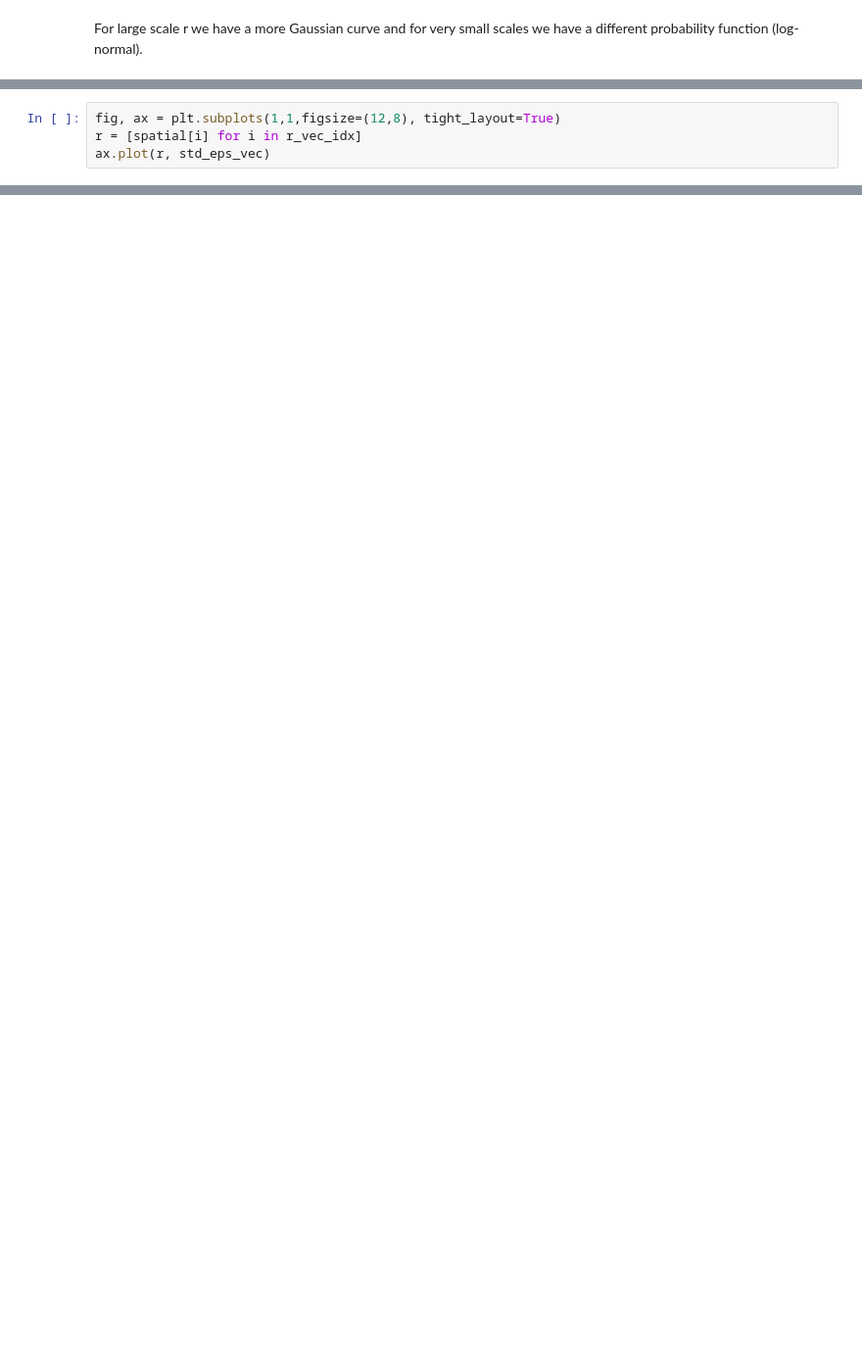
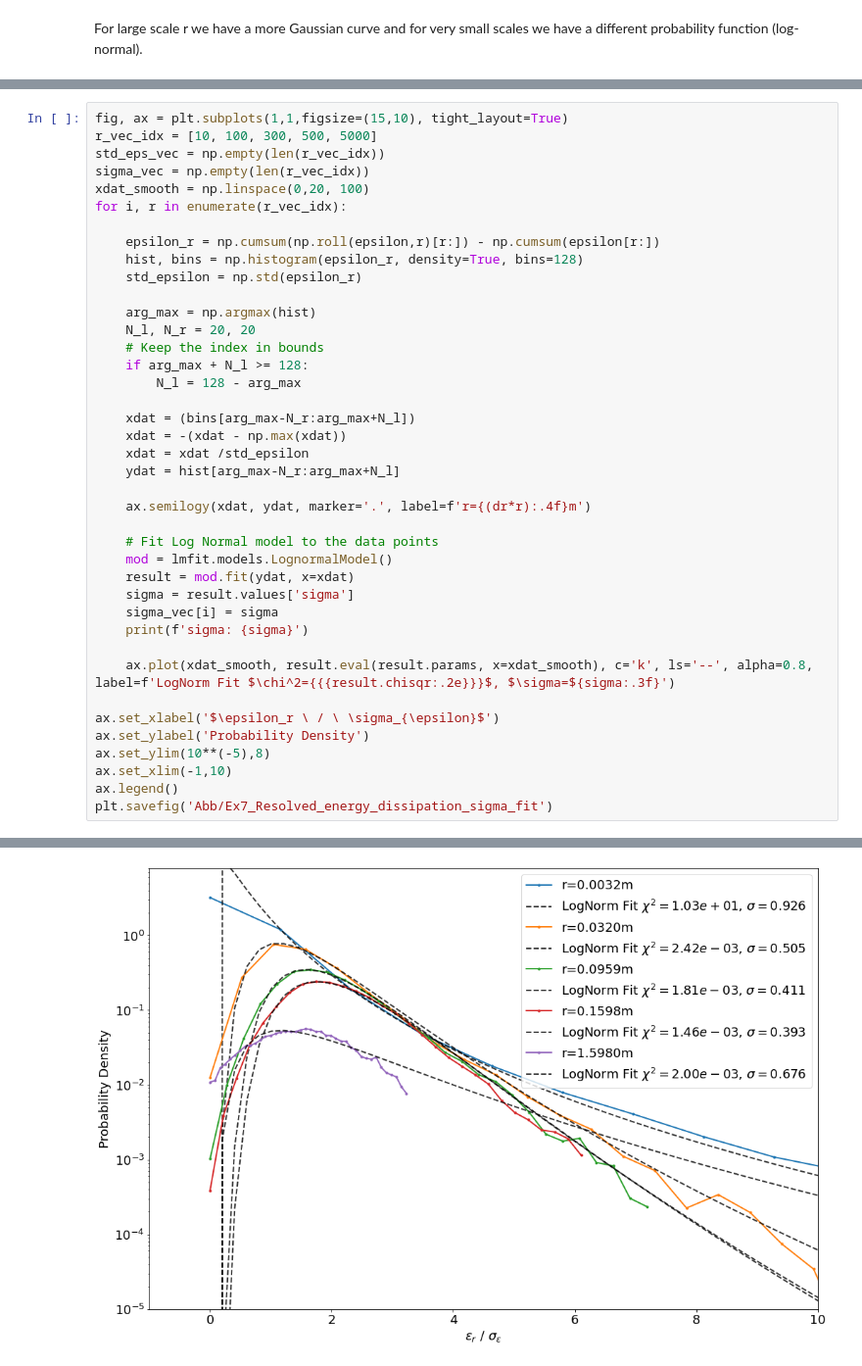
Before and after one commit to T1mors/Fluiddynamik, a Jupyter notebook: Turbulence Analysis.ipynb, the cells around one changed output, grey strips where cells are left out. Shown at 98% size. Drawn from its saved outputs; the diff is of its cells as text; blank space fills up the shorter version.

```diff
--- a/Turbulence Analysis.ipynb
+++ b/Turbulence Analysis.ipynb
@@ -650,5 +619 @@ ax.legend()
 [figure]
-# %%
-fig, ax = plt.subplots(1,1,figsize=(12,8), tight_layout=True)
-r = [spatial[i] for i in r_vec_idx]
-ax.plot(r, std_eps_vec)
@@ -657,0 +624,41 @@ ax.plot(r, std_eps_vec)
+# %%
+fig, ax = plt.subplots(1,1,figsize=(15,10), tight_layout=True)
+r_vec_idx = [10, 100, 300, 500, 5000]
+std_eps_vec = np.empty(len(r_vec_idx))
+sigma_vec = np.empty(len(r_vec_idx))
+xdat_smooth = np.linspace(0,20, 100)
+for i, r in enumerate(r_vec_idx):
+
+    epsilon_r = np.cumsum(np.roll(epsilon,r)[r:]) - np.cumsum(epsilon[r:])
+    hist, bins = np.histogram(epsilon_r, density=True, bins=128)
+    std_epsilon = np.std(epsilon_r)
+
+    arg_max = np.argmax(hist)
+    N_l, N_r = 20, 20
+    # Keep the index in bounds
+    if arg_max + N_l >= 128:
+        N_l = 128 - arg_max
+
+    xdat = (bins[arg_max-N_r:arg_max+N_l])
+    xdat = -(xdat - np.max(xdat))
+    xdat = xdat /std_epsilon
+    ydat = hist[arg_max-N_r:arg_max+N_l]
+
+    ax.semilogy(xdat, ydat, marker='.', label=f'r={(dr*r):.4f}m')
+
+    # Fit Log Normal model to the data points
+    mod = lmfit.models.LognormalModel()
+    result = mod.fit(ydat, x=xdat)
+    sigma = result.values['sigma']
+    sigma_vec[i] = sigma
+    print(f'sigma: {sigma}')
+
+    ax.plot(xdat_smooth, result.eval(result.params, x=xdat_smooth), c='k', ls='--', alpha=0.8, label=f'LogNorm Fit $\chi^2={{{result.chisqr:.2e}}}$, $\sigma=${sigma:.3f}')
+
+ax.set_xlabel('$\epsilon_r \ / \ \sigma_{\epsilon}$')
+ax.set_ylabel('Probability Density')
+ax.set_ylim(10**(-5),8)
+ax.set_xlim(-1,10)
+ax.legend()
+plt.savefig('Abb/Ex7_Resolved_energy_dissipation_sigma_fit')
+# %% [output]
@@ -657,0 +670 @@ ax.plot(r, std_eps_vec)
+[figure, added]
```
Also changed, not shown: parts of 38 cells of this notebook, 27 other files.
